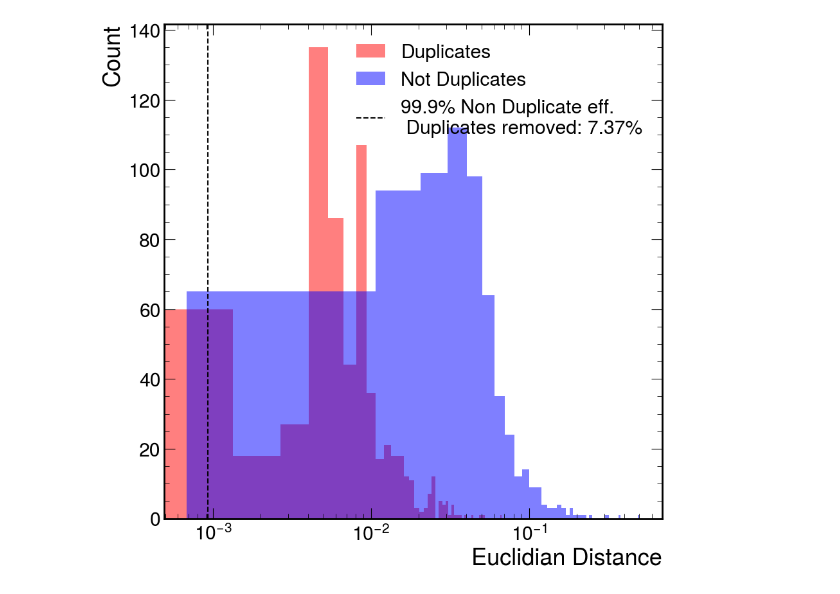
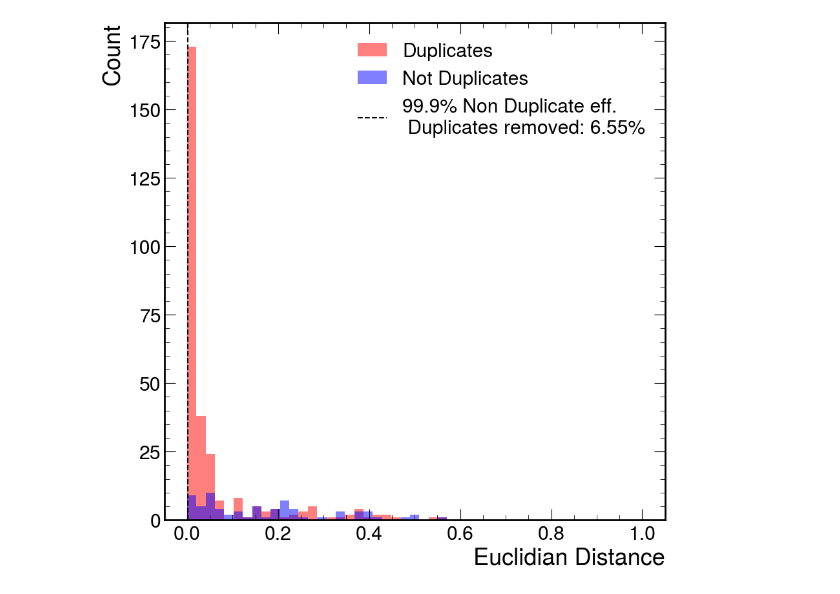
Before and after one commit to aashayarora/lst-dup-removal, a Jupyter notebook: validation/validation.ipynb, the cells around one changed output. Saved outputs shown, nothing was run; the diff lists cells and outputs as text; code cells hidden in the pictures.

```diff
--- a/validation/validation.ipynb
+++ b/validation/validation.ipynb
@@ -33,10 +35,10 @@ Loading model: ../output/model_200.pt
 <All keys matched successfully>
 # %%
-dataset = GraphDataset(input_path="../data/", regex="*.pt")
-dataloader = DataLoader(dataset, batch_size=1, shuffle=False)
+dataset = GraphDataset(input_path="../data/relval/", regex="*.pt")
+dataloader = DataLoader(dataset, batch_size=1)
 # %%
 for graph in dataloader:
     print(graph)
-    embedding_orig, labels_orig = model(graph)
+    embedding_orig, features_orig, labels_orig = model(graph)
     break
 # %% [output]
@@ -111,16 +155,14 @@ Text(0, 1, 'PCA 2')
 # %%
 distances_dups = (torch.sqrt(torch.sum((embedding_orig[0] - embedding_orig[1]) ** 2, dim=-1))[labels_orig == 1]).detach().numpy()
 distances_nodups = (torch.sqrt(torch.sum((embedding_orig[0] - embedding_orig[1]) ** 2, dim=-1))[labels_orig == 0]).detach().numpy()
-plt.hist(distances_dups, bins=50, alpha=0.5, label="Duplicates", color="red")
-plt.hist(distances_nodups, bins=50, alpha=0.5, label="Not Duplicates", color="blue")
+plt.hist(distances_dups, bins=np.linspace(0, 1, 50), alpha=0.5, label="Duplicates", color="red")
+plt.hist(distances_nodups, bins=np.linspace(0, 1, 50), alpha=0.5, label="Not Duplicates", color="blue")
 threshold = np.percentile(distances_nodups, 0.1)
 plt.axvline(threshold, color="black", linestyle="--", label=f"99.9% Non Duplicate eff. \n Duplicates removed: {np.round(np.sum(distances_dups < threshold) / len(distances_dups) * 100, 2)}%")
-
-plt.xscale("log")
 
 plt.xlabel("Euclidian Distance")
 plt.ylabel("Count")
 plt.legend()
 plt.show()
 # %% [output]
-[figure, old version]
+[figure, new version]
```
Also changed, not shown: parts of 12 cells of this notebook, 7 other files.
